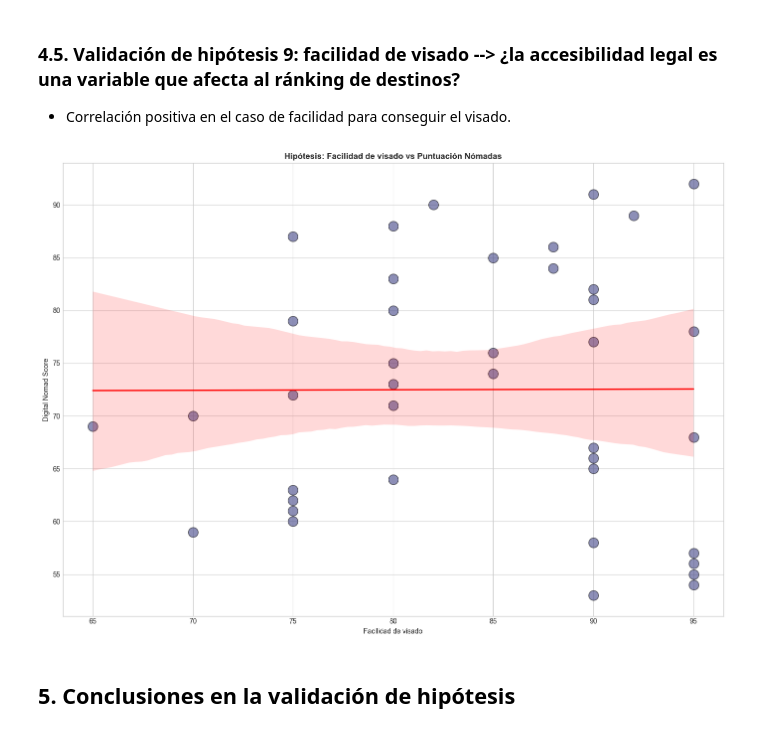
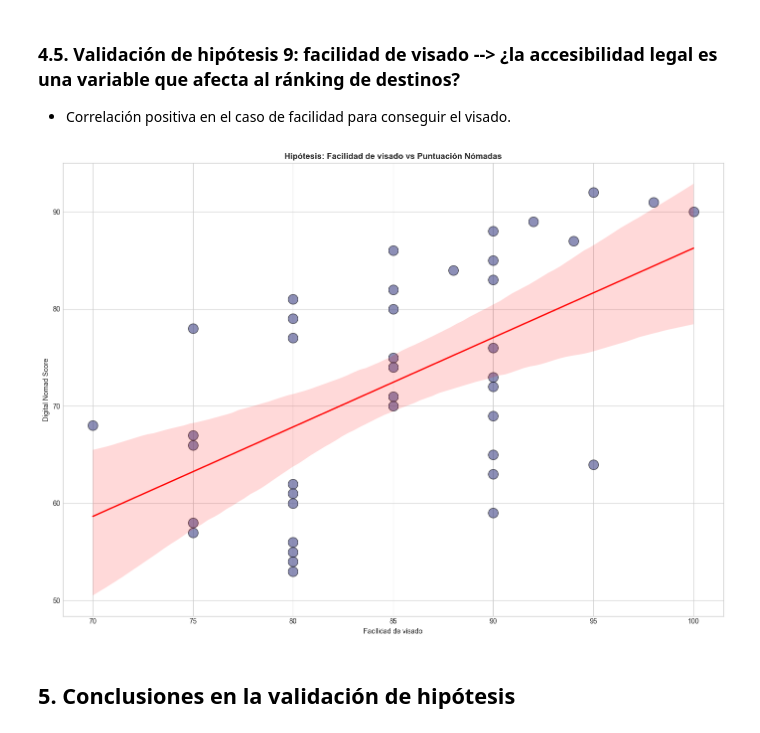
Before and after one commit to danielaaguirrej55-source/EDA-Nomadismo-Digital, a Jupyter notebook: src/notebooks/main_analisis_juanfcia_v1.ipynb, the cells around one changed output. Saved outputs shown, nothing was run; the diff lists cells and outputs as text; code cells hidden in the pictures.

Commit message:
EDA - Nomadismo digital / corrección main v1
- Variable visa_ease en ultimo regplot estaba mal.
- Hacer pull request.

```diff
--- a/src/notebooks/main_analisis_juanfcia_v1.ipynb
+++ b/src/notebooks/main_analisis_juanfcia_v1.ipynb
@@ -1335,29 +1335,29 @@ plt.show()
 # %%
 # Regplot: Obtención de visado vs puntuación de Nómadas digitales a destinos concretos + regresión lineal
 
 fig, axes = plt.subplots(1, 1, figsize=(14, 10))
 
 sns.regplot(
     data=df_movingto,
-    x='safety',
+    x='visa_ease',
     y='overall_score',
     ax=axes,
     scatter_kws={
         'color': '#414487',
         'alpha': 0.6,
         'edgecolors': 'black',
         's': 200
     },
     line_kws={'color': 'red', 'linewidth': 2}
 )
 axes.set_xlabel('Facilidad de visado')
 axes.set_ylabel('Digital Nomad Score')
 axes.set_title('Hipótesis: Facilidad de visado vs Puntuación Nómadas', fontsize=12, fontweight='bold')
 
 plt.tight_layout()
 plt.show()
 # %% [output]
-[figure, old version]
+[figure, new version]
 # %% [markdown]
 ## **5. Conclusiones en la validación de hipótesis**
 # %% [markdown]
```
Also changed, not shown: parts of 1 cell of this notebook.
